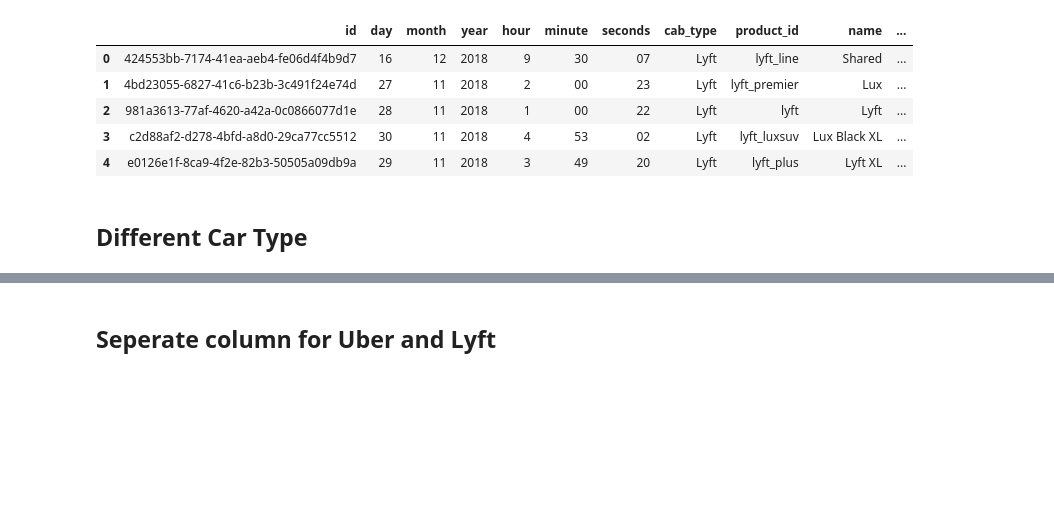
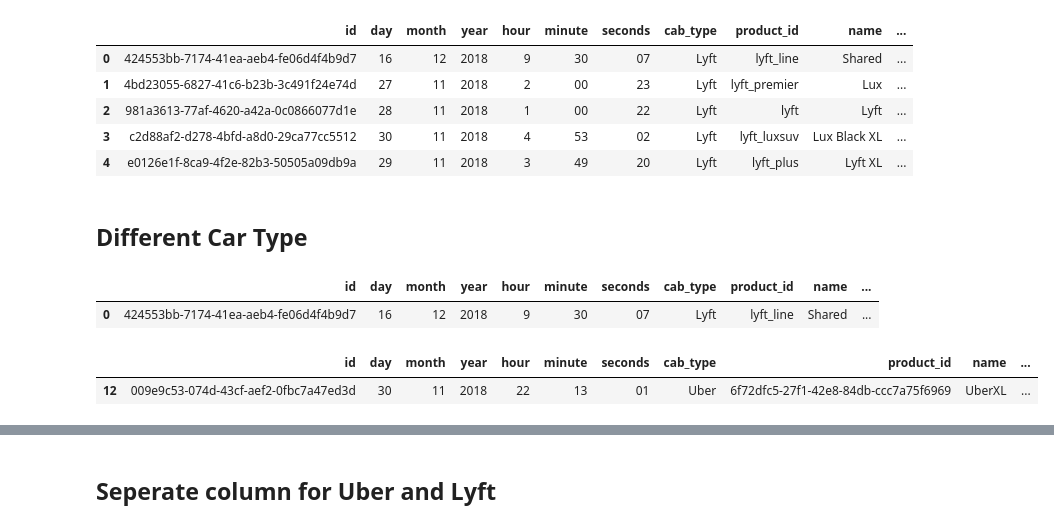
Before and after one commit to Mega-Barrel/rideshare-kaggle, a Jupyter notebook: data_cleaning.ipynb, the cells around one changed output, grey strips where cells are left out. Drawn from its saved outputs; the diff is of its cells as text; code cells hidden in the pictures; blank space fills up the shorter version.

```diff
--- a/data_cleaning.ipynb
+++ b/data_cleaning.ipynb
@@ -272,10 +269,18 @@ rideshare.head(5)
 shared_car = rideshare.copy()
 shared_car = shared_car[shared_car.name == 'Shared']
 shared_car.to_csv('datasets/Car_Type/shared_car.csv', index=False)
+shared_car.head(1)
+# %% [output]
+|  | id | day | month | year | hour | minute | seconds | cab_type | product_id | name | ... |
+| 0 | 424553bb-7174-41ea-aeb4-fe06d4f4b9d7 | 16 | 12 | 2018 | 9 | 30 | 07 | Lyft | lyft_line | Shared | ... |
 # %%
 Uber_XL = rideshare.copy()
 Uber_XL = Uber_XL[Uber_XL.name == 'UberXL']
 Uber_XL.to_csv('datasets/Car_Type/uber_xl.csv', index=False)
+Uber_XL.head(1)
+# %% [output]
+|  | id | day | month | year | hour | minute | seconds | cab_type | product_id | name | ... |
+| 12 | 009e9c53-074d-43cf-aef2-0fbc7a47ed3d | 30 | 11 | 2018 | 22 | 13 | 01 | Uber | 6f72dfc5-27f1-42e8-84db-ccc7a75f6969 | UberXL | ... |
 # %%
 wav_car = rideshare.copy()
 wav_car = wav_car[wav_car.name == 'WAV']
```
Also changed, not shown: parts of 15 cells of this notebook.
